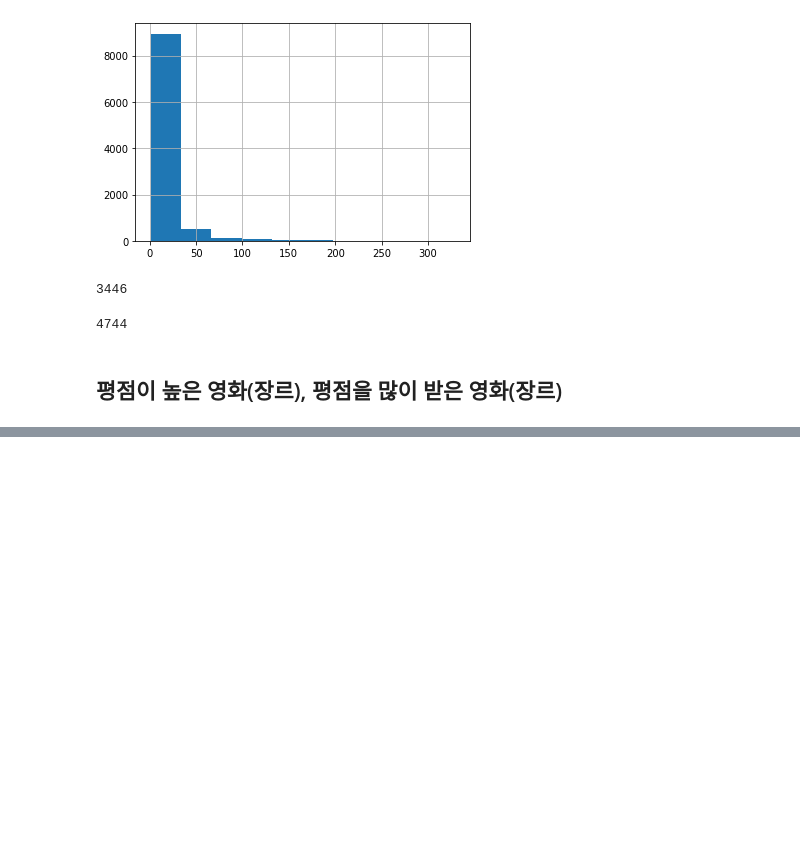
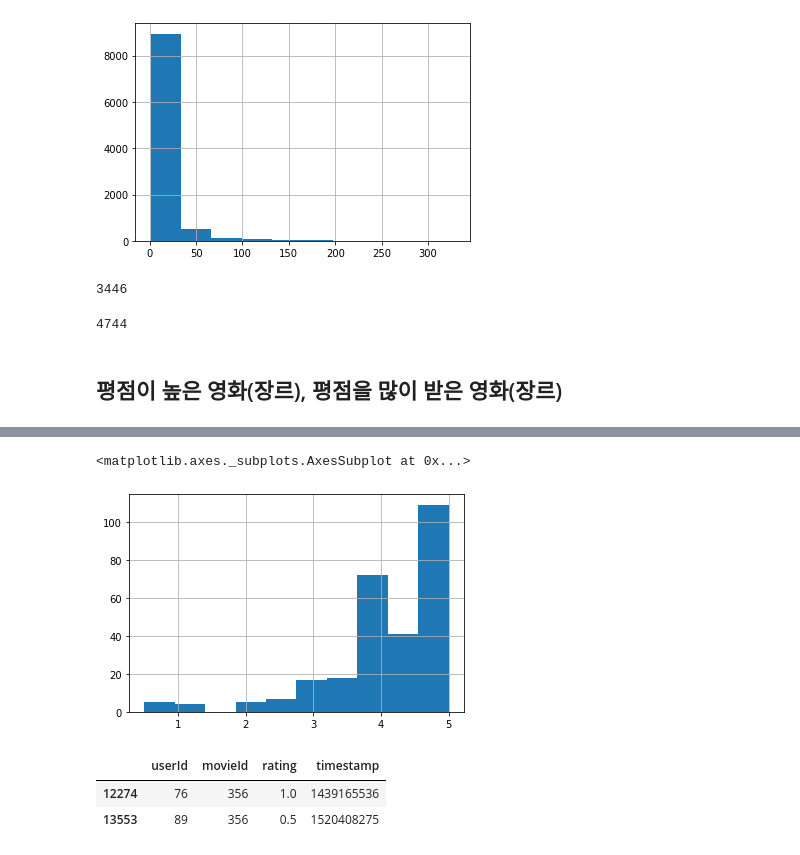
Before and after one commit to SangHui48/data_study, a Jupyter notebook: recommendation/Movielens_EDA.ipynb, the cells around one changed output, grey strips where cells are left out. Drawn from its saved outputs; the diff is of its cells as text; code cells hidden in the pictures; blank space fills up the shorter version.

```diff
--- a/recommendation/Movielens_EDA.ipynb
+++ b/recommendation/Movielens_EDA.ipynb
@@ -322,0 +352,11 @@ movieid_user_df['movieId'][movieid_user_df.num_users_watch < 3].count()
+# %%
+ratings_df[ratings_df.movieId == 2571]['rating'].hist()
+# %% [output]
+<matplotlib.axes._subplots.AxesSubplot at 0x...>
+[figure, added]
+# %%
+ratings_df[(ratings_df.movieId == 356) & (ratings_df.rating < 2)]
+# %% [output]
+|  | userId | movieId | rating | timestamp |
+| 12274 | 76 | 356 | 1.0 | 1439165536 |
+| 13553 | 89 | 356 | 0.5 | 1520408275 |
```
Also changed, not shown: parts of 31 cells of this notebook, 1 other file.
